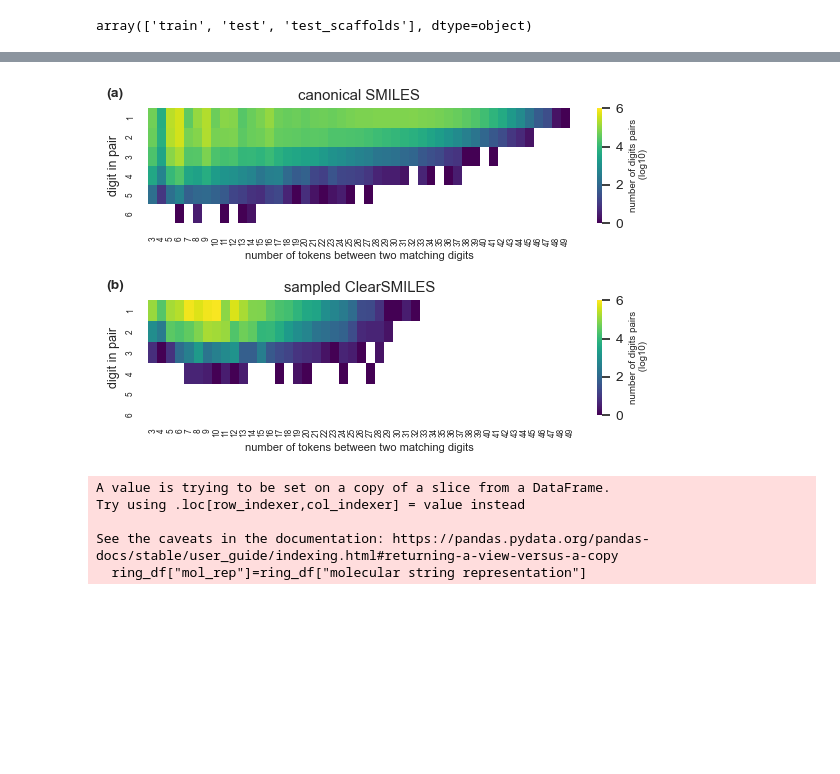
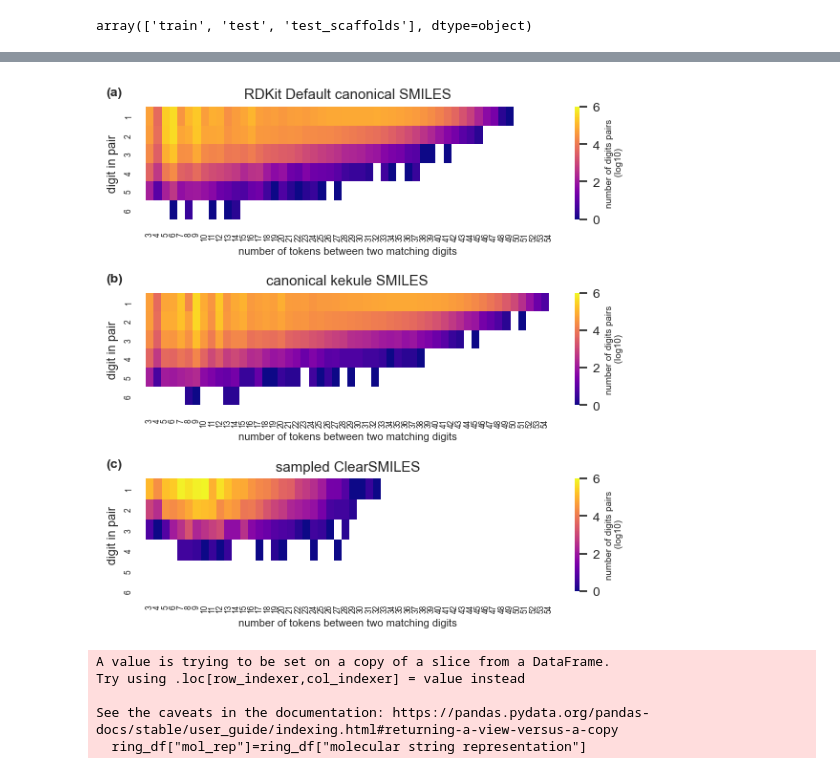
Before and after one commit to EtienneReboul/ClearSMILES, a Jupyter notebook: notebooks/ClearSMILES_analysis.ipynb, the cells around one changed output, grey strips where cells are left out. Saved outputs shown, nothing was run; the diff lists cells and outputs as text; code cells hidden in the pictures; blank space fills up the shorter version.

```diff
--- a/notebooks/ClearSMILES_analysis.ipynb
+++ b/notebooks/ClearSMILES_analysis.ipynb
@@ -430,6 +552,14 @@ temp_df= pd.DataFrame(results)
 temp_df["molecular string representation"]="sampled ClearSMILES"
 # %%
 ring_df= pd.concat([ring_df,temp_df],ignore_index=True)
+# %%
+with mp.Pool(NB_CORES) as pool:
+    results = pool.map(partial_function, df["can_kekule_smiles"])
+# %%
+temp_df = pd.DataFrame(chain.from_iterable(results))
+temp_df["molecular string representation"] = "canonical kekule SMILES"
+# %%
+ring_df = pd.concat([ring_df, temp_df], ignore_index=True)
 # %%
 ring_df
 # %% [output]
@@ -455,7 +585,7 @@ contingency_table_list=[]
 max_nb_ring=0
 index_set= set()
 column_set= set()
-for unique_rep in ring_df["molecular string representation"].unique():
+for unique_rep in "RDKit Default canonical SMILES", "canonical kekule SMILES", "sampled ClearSMILES":
     subset= ring_df[ring_df["molecular string representation"]==unique_rep]
     contingency_table= pd.crosstab(index=subset['digit'], columns=subset["matching_digit_distance"])
     index_set.update(set(contingency_table.index))
@@ -475,7 +605,7 @@ sorted_xticks= sorted(list(column_set))
 sorted_yticks= sorted(list(index_set))
 
 ### set the number of row and columns needed for the plot
-nb_row= 2
+nb_row= 3
 nb_col=1
 
 # Define the custom colorbar range
@@ -485,46 +615,46 @@ custom_vmax = np.ceil(max_nb_ring)
 # Set up subplots
 fig, axes = plt.subplots(nrows= nb_row, ncols=nb_col, figsize=(6, 2*nb_row))
 
-for i,unique_rep in enumerate(ring_df["molecular string representation"].unique()):
+for i,unique_rep in enumerate(["RDKit Default canonical SMILES", "canonical kekule SMILES", "sampled ClearSMILES"]):
     subplot_title=unique_rep
 
     # Use Seaborn to plot the heatmap on the current subplot
     sns.heatmap(contingency_table_list[i],
                 annot=False,
-                cmap='viridis',
+                cmap='plasma',
                 ax=axes[i],
                 cbar=True,
                 xticklabels= sorted_xticks,
                 yticklabels=sorted_yticks,
                 vmin=custom_vmin,
                 vmax=custom_vmax,
                 annot_kws={'size': 5},
                 cbar_kws={'label': 'number of digits pairs\n (log10)'}
                 )
 
 
     # Set titles and labels
     axes[i].set_facecolor("white")
     axes[i].set_title(subplot_title)
     axes[i].set_xlabel('number of tokens between two matching digits',fontsize=8)
     axes[i].tick_params(axis="x", labelsize=6)
     axes[i].set_ylabel('digit in pair',fontsize=9)
     axes[i].tick_params(axis="y", labelsize=6)
 
     axes[i].figure.axes[-1].yaxis.label.set_size(7)
 
-subplot_labels = ["(a)","(b)"]
+subplot_labels = ["(a)","(b)" , "(c)"]
 for ax, label in zip(axes.ravel(), subplot_labels):
     ax.text(-0.1, 1.1, label, transform=ax.transAxes, fontsize=10, fontweight="bold")
 
 
 
 # Adjust layout
 plt.tight_layout()
-plt.savefig("../../../Pictures/digit_contingency_table.svg", format="svg")
+plt.savefig("../figures/digit_contingency_table.svg", format="svg")
 plt.show()
 # %% [output]
-[figure, old version]
+[figure, new version]
 # %%
 ring_df["mol_rep"]=ring_df["molecular string representation"]
 # %% [output]
```
Also changed, not shown: parts of 115 cells of this notebook, 12 other files.
